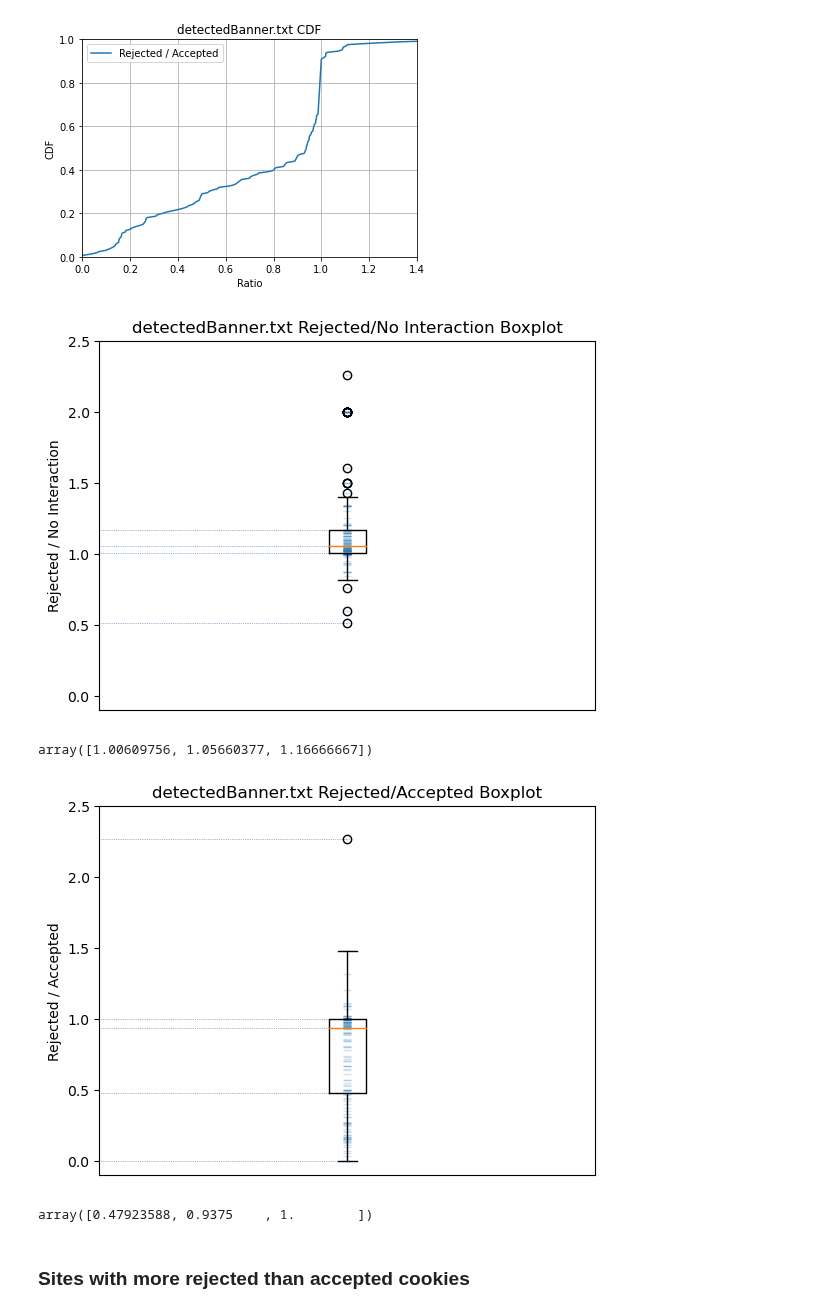
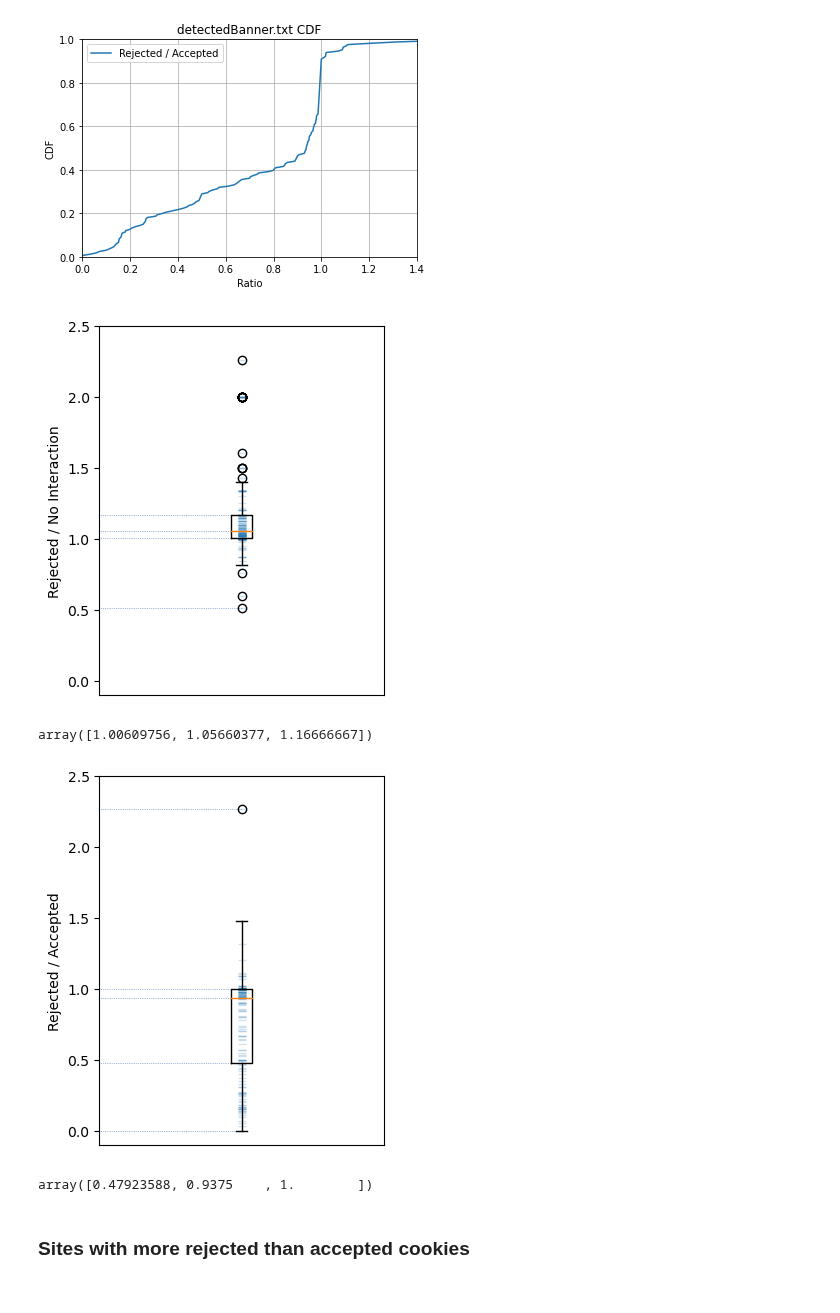
Before and after one commit to maxwellmlin/dataverse-files, a Jupyter notebook: reproducibility/analysis.ipynb, the cells around one changed output. Drawn from its saved outputs; the diff is of its cells as text; code cells hidden in the pictures.

Commit message:
Remove title

```diff
--- a/reproducibility/analysis.ipynb
+++ b/reproducibility/analysis.ipynb
@@ -914,3 +914,27 @@ plt.savefig(FIG_DIR+'/rejected_accepted_over_no_interaction_CDF.png', dpi=600, f
 plt.show()
 # %% [output]
 [figure]
+# %%
+import matplotlib as mpl
+mpl.rcParams.update(mpl.rcParamsDefault)
+
+%matplotlib inline
+
+rejected_over_no_interaction = get_ratios('Reject', 'No interaction')
+
+rejected_over_no_interaction_stats_df = get_cdf(rejected_over_no_interaction.values())
+
+plt.plot(rejected_over_no_interaction_stats_df['value'], rejected_over_no_interaction_stats_df['cdf'], label='Rejected / No Interaction')
+
+plt.axis([0.4, 2, 0, 1])
+
+plt.title('detectedBanner.txt CDF')
+plt.xlabel('Ratio')
+plt.ylabel('CDF')
+
+plt.legend(loc='upper left')
+
+plt.grid(visible = True)
+
+plt.savefig(FIG_DIR+'/rejected_over_no_interaction_CDF.png', dpi=600, facecolor='white')
+plt.show()
@@ -942,35 +968,33 @@ plt.show()
 # %%
 mpl.rcParams.update(mpl.rcParamsDefault)
 
 list_ = list(rejected_over_no_interaction.values())
-title = "detectedBanner.txt Rejected/No Interaction Boxplot"
 
 cleanedList = [x for x in list_ if str(x) != 'nan']
 ar = np.array(cleanedList)
 
 plt.plot(np.zeros_like(ar) + 1, ar, '_', alpha=0.2, markersize=6)
 plt.boxplot(ar)
 
 quantiles = np.quantile(cleanedList, np.array([0.00, 0.25, 0.50, 0.75, 1.00]))
 plt.hlines(quantiles, [0] * quantiles.size, [1] * quantiles.size,
           color='b', ls=':', lw=0.5, zorder=0)
 
-plt.title(title)
 plt.xticks([])
 plt.ylabel('Rejected / No Interaction')
 plt.axis([0, 2, -0.1, 2.5])
+plt.gca().set_aspect('equal')
 plt.savefig(FIG_DIR+'/rejected_over_no_interaction_boxplot.png', dpi=600, facecolor='white')
 plt.show()
 
 np.quantile(cleanedList, [0.25, 0.5, 0.75])
 # %% [output]
-[figure, old version]
+[figure, new version]
 array([1.00609756, 1.05660377, 1.16666667])
 # %%
 mpl.rcParams.update(mpl.rcParamsDefault)
 
 list_ = list(rejected_over_accepted.values())
-title = "detectedBanner.txt Rejected/Accepted Boxplot"
 
 cleanedList = [x for x in list_ if str(x) != 'nan']
 ar = np.array(cleanedList)
@@ -982,16 +1006,16 @@ quantiles = np.quantile(cleanedList, np.array([0.00, 0.25, 0.50, 0.75, 1.00]))
 plt.hlines(quantiles, [0] * quantiles.size, [1] * quantiles.size,
           color='b', ls=':', lw=0.5, zorder=0)
 
-plt.title(title)
 plt.xticks([])
 plt.ylabel('Rejected / Accepted')
 plt.axis([0, 2, -0.1, 2.5])
+plt.gca().set_aspect('equal')
 plt.savefig(FIG_DIR+'/rejected_over_accepted_boxplot.png', dpi=600, facecolor='white')
 plt.show()
 
 np.quantile(cleanedList, [0.25, 0.5, 0.75])
 # %% [output]
-[figure, old version]
+[figure, new version]
 array([0.47923588, 0.9375    , 1.        ])
 # %% [markdown]
 ### Sites with more rejected than accepted cookies
```
Also changed, not shown: parts of 2 cells of this notebook.
